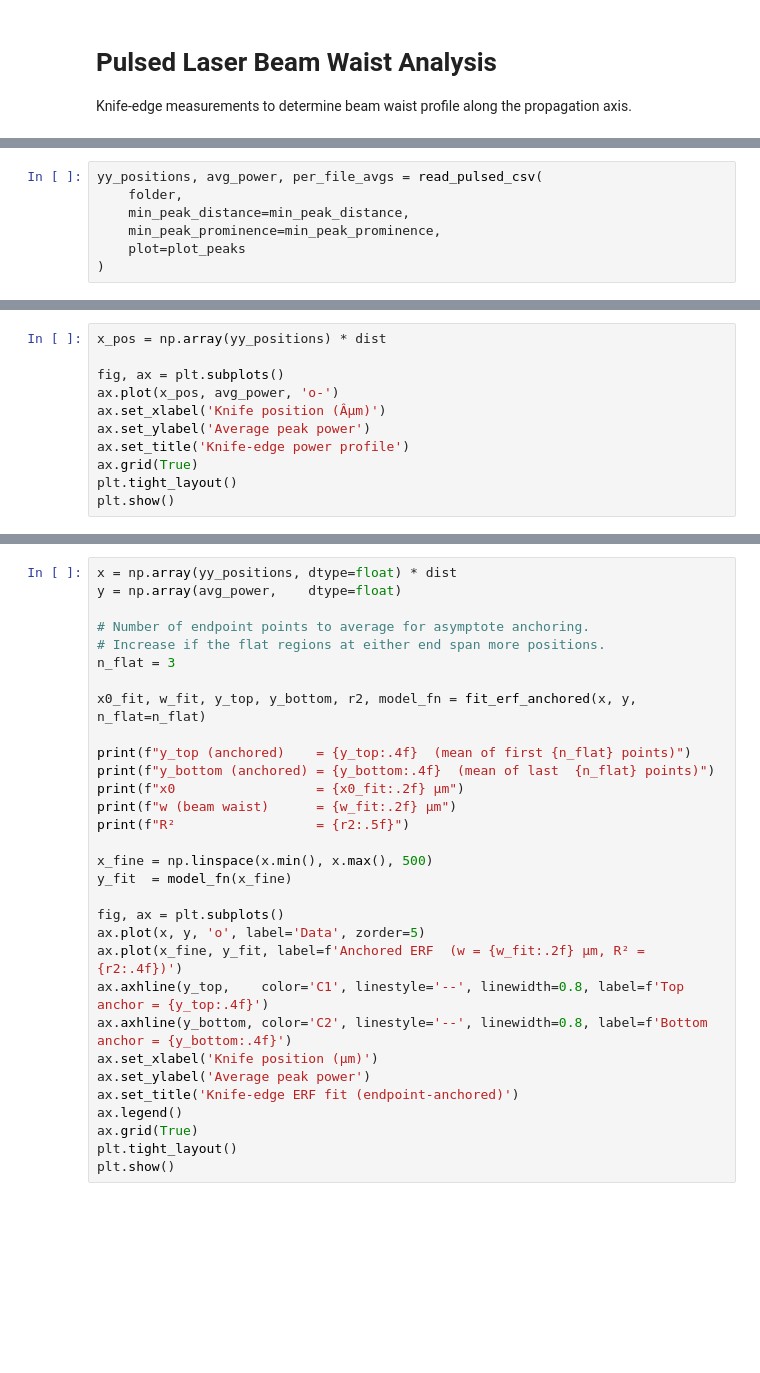
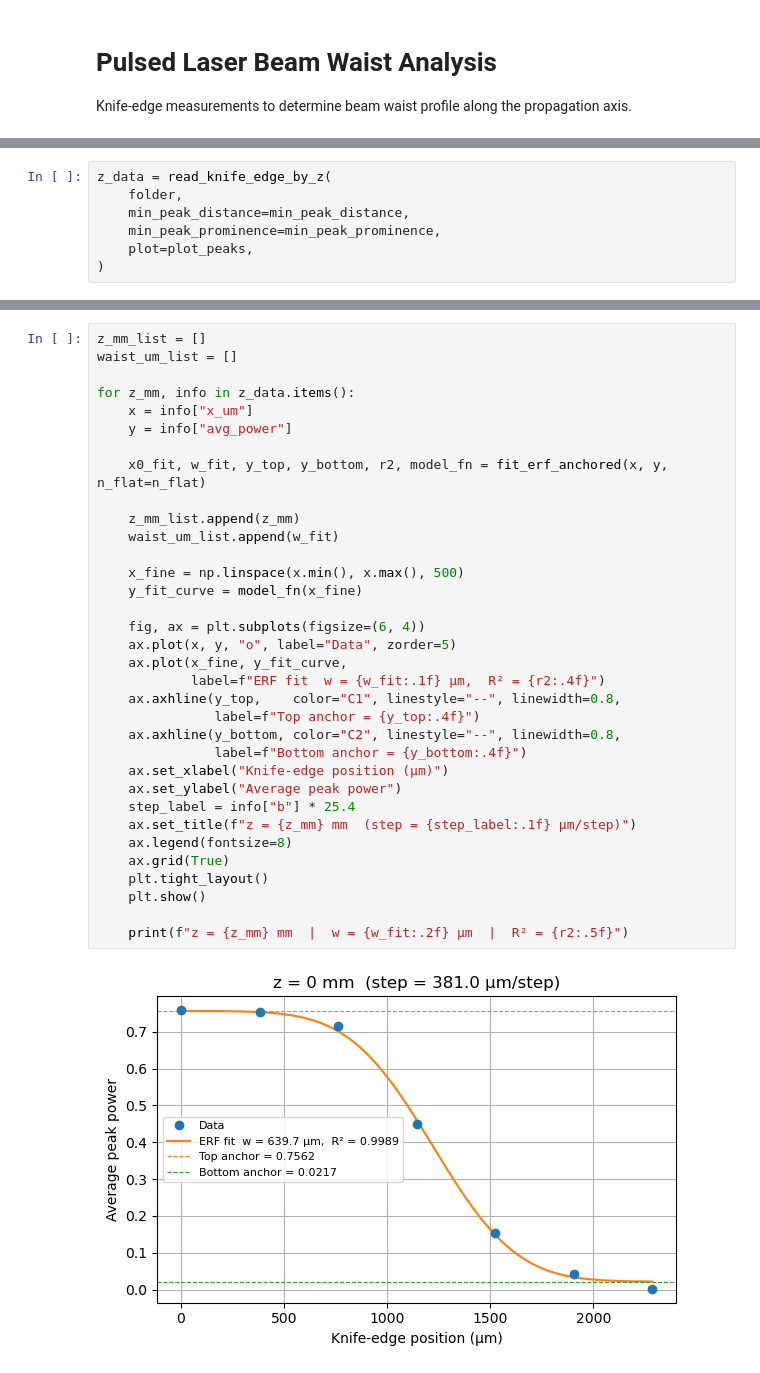
Before and after one commit to BenHSiegel/microspherearray, a Jupyter notebook: pulsed_laser_waist.ipynb, the cells around one changed output, grey strips where cells are left out. Saved outputs shown, nothing was run; the diff lists cells and outputs as text; blank space fills up the shorter version.

Commit message:
UV waist calc update

```diff
--- a/pulsed_laser_waist.ipynb
+++ b/pulsed_laser_waist.ipynb
@@ -38,8 +39,8 @@ erf_p0 = None
 # %%
-yy_positions, avg_power, per_file_avgs = read_pulsed_csv(
+z_data = read_knife_edge_by_z(
     folder,
     min_peak_distance=min_peak_distance,
     min_peak_prominence=min_peak_prominence,
-    plot=plot_peaks
+    plot=plot_peaks,
 )
 # %% [output]
@@ -65,11 +55,0 @@ diode80_knife_in_01_1.csv  ->  20 peaks,  mean peak power = 1.5824
-# %%
-x_pos = np.array(yy_positions) * dist
-
-fig, ax = plt.subplots()
-ax.plot(x_pos, avg_power, 'o-')
-ax.set_xlabel('Knife position (Âµm)')
-ax.set_ylabel('Average peak power')
-ax.set_title('Knife-edge power profile')
-ax.grid(True)
-plt.tight_layout()
-plt.show()
@@ -80,32 +58,36 @@ plt.show()
 # %%
-x = np.array(yy_positions, dtype=float) * dist
-y = np.array(avg_power,    dtype=float)
+z_mm_list = []
+waist_um_list = []
 
-# Number of endpoint points to average for asymptote anchoring.
-# Increase if the flat regions at either end span more positions.
-n_flat = 3
+for z_mm, info in z_data.items():
+    x = info["x_um"]
+    y = info["avg_power"]
 
-x0_fit, w_fit, y_top, y_bottom, r2, model_fn = fit_erf_anchored(x, y, n_flat=n_flat)
+    x0_fit, w_fit, y_top, y_bottom, r2, model_fn = fit_erf_anchored(x, y, n_flat=n_flat)
 
-print(f"y_top (anchored)    = {y_top:.4f}  (mean of first {n_flat} points)")
-print(f"y_bottom (anchored) = {y_bottom:.4f}  (mean of last  {n_flat} points)")
-print(f"x0                  = {x0_fit:.2f} µm")
-print(f"w (beam waist)      = {w_fit:.2f} µm")
-print(f"R²                  = {r2:.5f}")
+    z_mm_list.append(z_mm)
+    waist_um_list.append(w_fit)
 
-x_fine = np.linspace(x.min(), x.max(), 500)
-y_fit  = model_fn(x_fine)
+    x_fine = np.linspace(x.min(), x.max(), 500)
+    y_fit_curve = model_fn(x_fine)
 
-fig, ax = plt.subplots()
-ax.plot(x, y, 'o', label='Data', zorder=5)
-ax.plot(x_fine, y_fit, label=f'Anchored ERF  (w = {w_fit:.2f} µm, R² = {r2:.4f})')
-ax.axhline(y_top,    color='C1', linestyle='--', linewidth=0.8, label=f'Top anchor = {y_top:.4f}')
-ax.axhline(y_bottom, color='C2', linestyle='--', linewidth=0.8, label=f'Bottom anchor = {y_bottom:.4f}')
-ax.set_xlabel('Knife position (µm)')
-ax.set_ylabel('Average peak power')
-ax.set_title('Knife-edge ERF fit (endpoint-anchored)')
-ax.legend()
-ax.grid(True)
-plt.tight_layout()
-plt.show()
+    fig, ax = plt.subplots(figsize=(6, 4))
+    ax.plot(x, y, "o", label="Data", zorder=5)
+    ax.plot(x_fine, y_fit_curve,
+            label=f"ERF fit  w = {w_fit:.1f} µm,  R² = {r2:.4f}")
+    ax.axhline(y_top,    color="C1", linestyle="--", linewidth=0.8,
+               label=f"Top anchor = {y_top:.4f}")
+    ax.axhline(y_bottom, color="C2", linestyle="--", linewidth=0.8,
+               label=f"Bottom anchor = {y_bottom:.4f}")
+    ax.set_xlabel("Knife-edge position (µm)")
+    ax.set_ylabel("Average peak power")
+    step_label = info["b"] * 25.4
+    ax.set_title(f"z = {z_mm} mm  (step = {step_label:.1f} µm/step)")
+    ax.legend(fontsize=8)
+    ax.grid(True)
+    plt.tight_layout()
+    plt.show()
+
+    print(f"z = {z_mm} mm  |  w = {w_fit:.2f} µm  |  R² = {r2:.5f}")
 # %% [output]
+[figure, new version]
```
Also changed, not shown: parts of 15 cells of this notebook, 1 other file.
